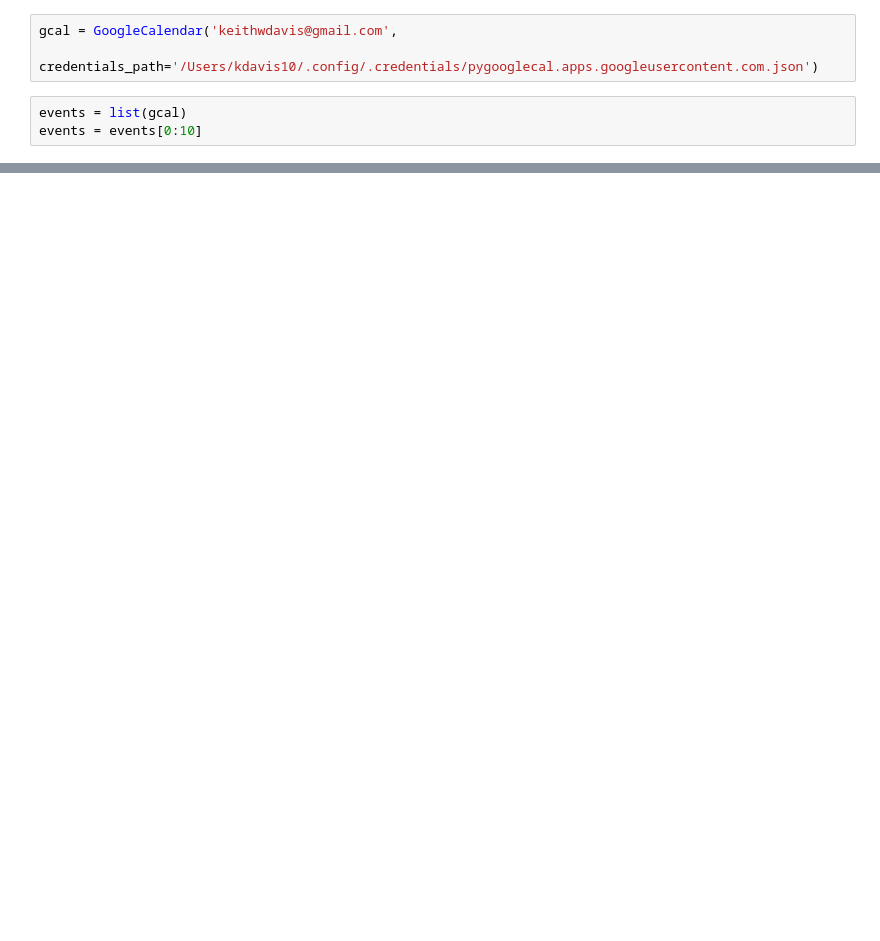
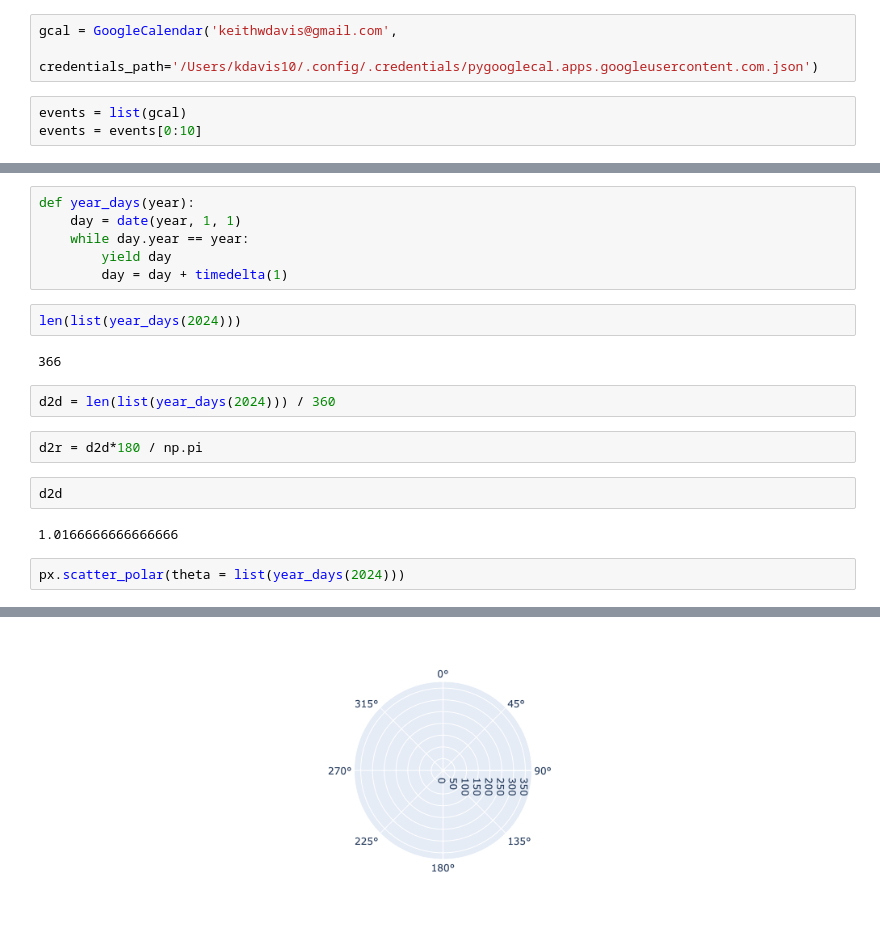
Before and after one commit to KeithDavis067/taskbraid, a Jupyter notebook: python/circlecal/circle_year.ipynb, the cells around one changed output, grey strips where cells are left out. Drawn from its saved outputs; the diff is of its cells as text; blank space fills up the shorter version.

```diff
--- a/python/circlecal/circle_year.ipynb
+++ b/python/circlecal/circle_year.ipynb
@@ -179,0 +27,21 @@ month_name.format
+# %%
+def year_days(year):
+    day = date(year, 1, 1)
+    while day.year == year:
+        yield day
+        day = day + timedelta(1)
+# %%
+len(list(year_days(2024)))
+# %% [output]
+366
+# %%
+d2d = len(list(year_days(2024))) / 360
+# %%
+d2r = d2d*180 / np.pi
+# %%
+d2d
+# %% [output]
+1.0166666666666666
+# %%
+px.scatter_polar(theta = list(year_days(2024)))
+# %% [output]
@@ -179,0 +49 @@ month_name.format
+[figure, added]
```
Also changed, not shown: parts of 31 cells of this notebook, 4 other files.
